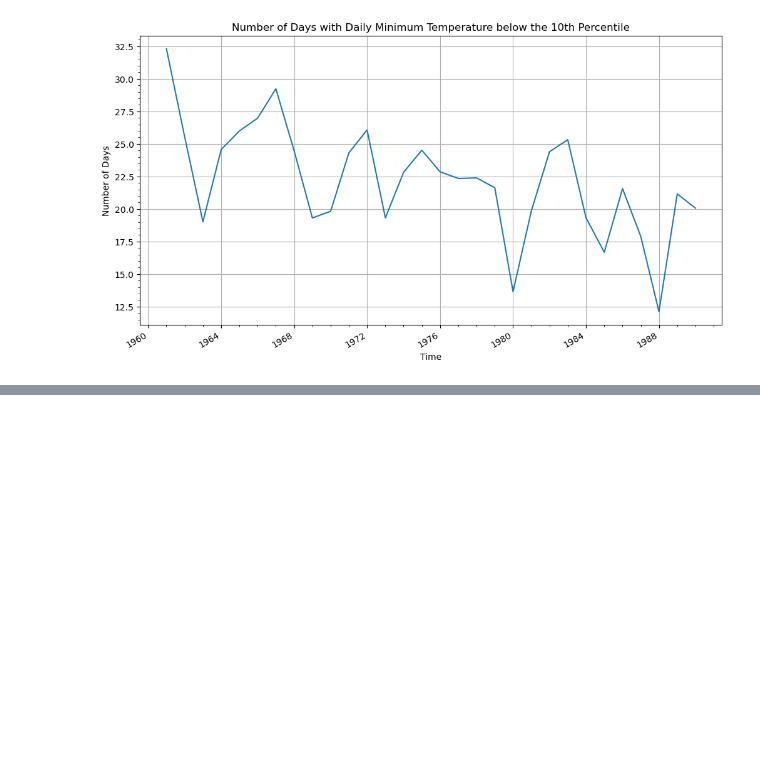
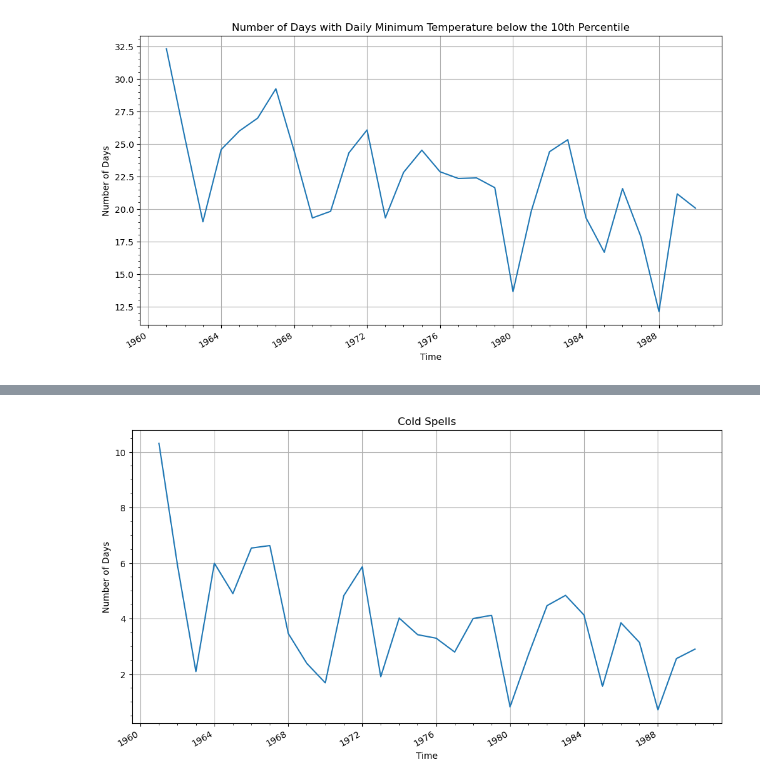
Before and after one commit to shiv3679/climate-indices, a Jupyter notebook: xclim/pre_data.ipynb, the cells around one changed output, grey strips where cells are left out. Cells and saved outputs as stored; diff of their text form; code cells hidden in the pictures; blank space fills up the shorter version.

```diff
--- a/xclim/pre_data.ipynb
+++ b/xclim/pre_data.ipynb
@@ -158,0 +201,20 @@ plt.show()
+# %%
+from xclim.indices import cold_spell_duration_index
+
+# Assuming the variable 'data' holds your xarray.Dataset and 't2m' is the daily minimum temperature
+tasmin_per_10 = percentile_doy(data['t2m'], per=10, window=5).sel(percentiles=10)
+cold_spell_index = cold_spell_duration_index(data['t2m'], tasmin_per_10)
+# %%
+cold_spell_index_mean = cold_spell_index.mean(dim=['latitude', 'longitude'])  # Averaging over the spatial dimensions
+
+# Plotting the time series
+plt.figure(figsize=(12, 6))
+cold_spell_index_mean.plot()
+plt.title('Cold Spells')
+plt.xlabel('Time')
+plt.ylabel('Number of Days')
+plt.grid(True)
+plt.minorticks_on()
+plt.show()
+# %% [output]
+[figure, added]
```
Also changed, not shown: parts of 15 cells of this notebook.
